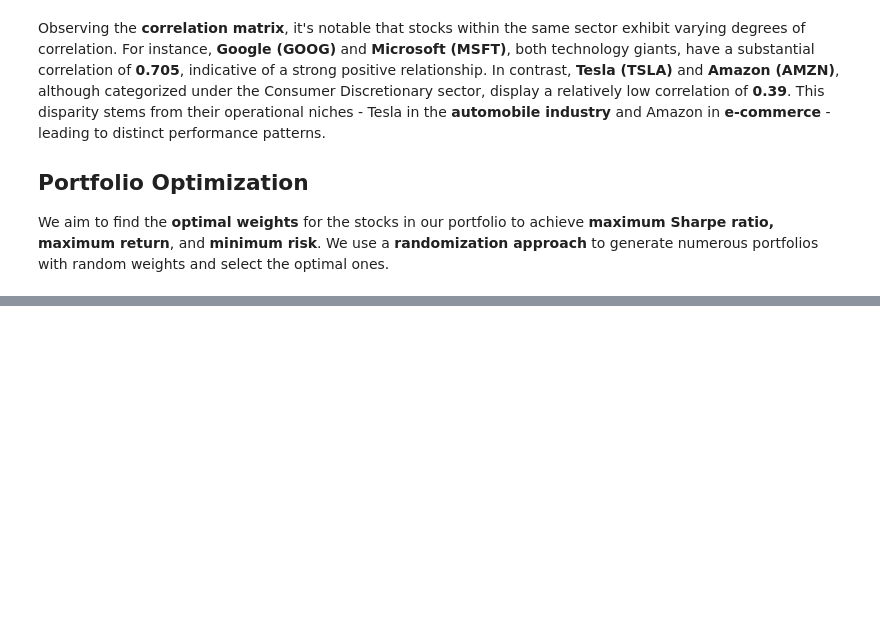
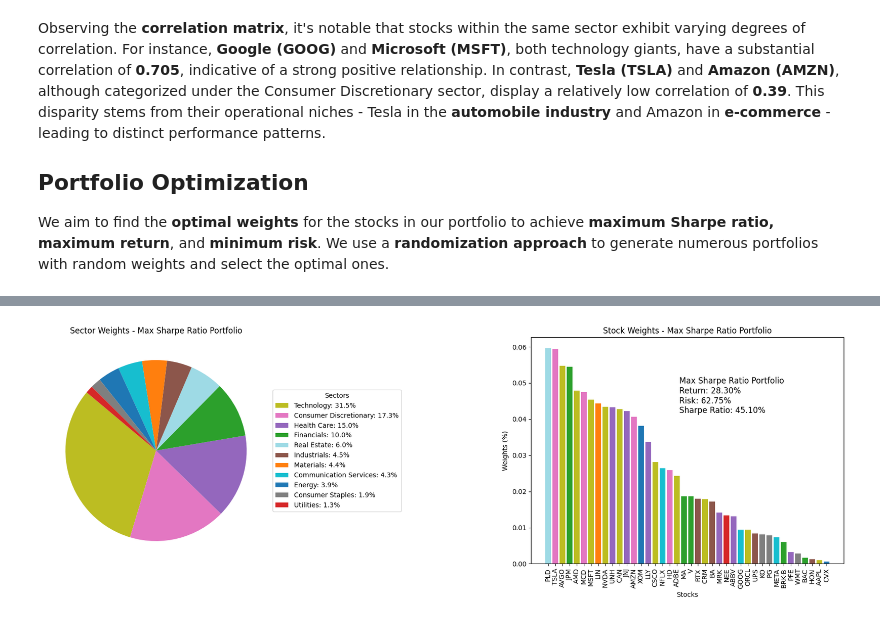
Before and after one commit to Alfredomg7/PortfolioOptimization, a Jupyter notebook: notebook.ipynb, the cells around one changed output, grey strips where cells are left out. Cells and saved outputs as stored; diff of their text form; code cells hidden in the pictures; blank space fills up the shorter version.

```diff
--- a/notebook.ipynb
+++ b/notebook.ipynb
@@ -168,7 +168,17 @@ portfolios = pd.DataFrame(results.T, columns=columns)
 stocks_weights = pd.DataFrame(portfolio_weights, columns=stocks_symbols)
 sector_weights = pd.DataFrame(portfolio_sector_weights).T  # Transpose the DataFrame
 
-# Find the portfolios with the maximum Sharpe ratio, maximum return, and minimum risk
+# Find the portfolio with the highest Sharpe ratio
 max_sharpe_portfolio = portfolios.iloc[portfolios["Sharpe Ratio"].idxmax()]
+max_sharpe_stock_weights = stocks_weights.iloc[portfolios["Sharpe Ratio"].idxmax()]
+max_sharpe_sector_weights = sector_weights.iloc[portfolios["Sharpe Ratio"].idxmax()]
+
+# Find the portfolio with the highest return
 max_return_portfolio = portfolios.iloc[portfolios["Return"].idxmax()]
+max_return_stock_weights = stocks_weights.iloc[portfolios["Return"].idxmax()]
+max_return_sector_weights = sector_weights.iloc[portfolios["Return"].idxmax()]
+
+# Find the portfolio with the lowest risk
 min_risk_portfolio = portfolios.iloc[portfolios["Risk"].idxmin()]
+min_risk_stock_weights = stocks_weights.iloc[portfolios["Risk"].idxmin()]
+min_risk_sector_weights = sector_weights.iloc[portfolios["Risk"].idxmin()]
@@ -174,0 +223,13 @@ min_risk_portfolio = portfolios.iloc[portfolios["Risk"].idxmin()]
+# %%
+from portfolio_plotter import create_portfolio_figure
+
+# Prepare data for Max Sharpe Ratio Portfolio
+max_sharpe_data = {
+    'sector_weights': max_sharpe_sector_weights,
+    'stock_weights': max_sharpe_stock_weights,
+}
+
+# Plot weight distribution by sector, by stock and stats for the Max Sharpe Ratio Portfolio
+create_portfolio_figure(max_sharpe_data, max_sharpe_portfolio, "Max Sharpe Ratio Portfolio", stocks_symbols, symbol_to_sector)
+# %% [output]
+[figure, added]
```
Also changed, not shown: parts of 15 cells of this notebook.
